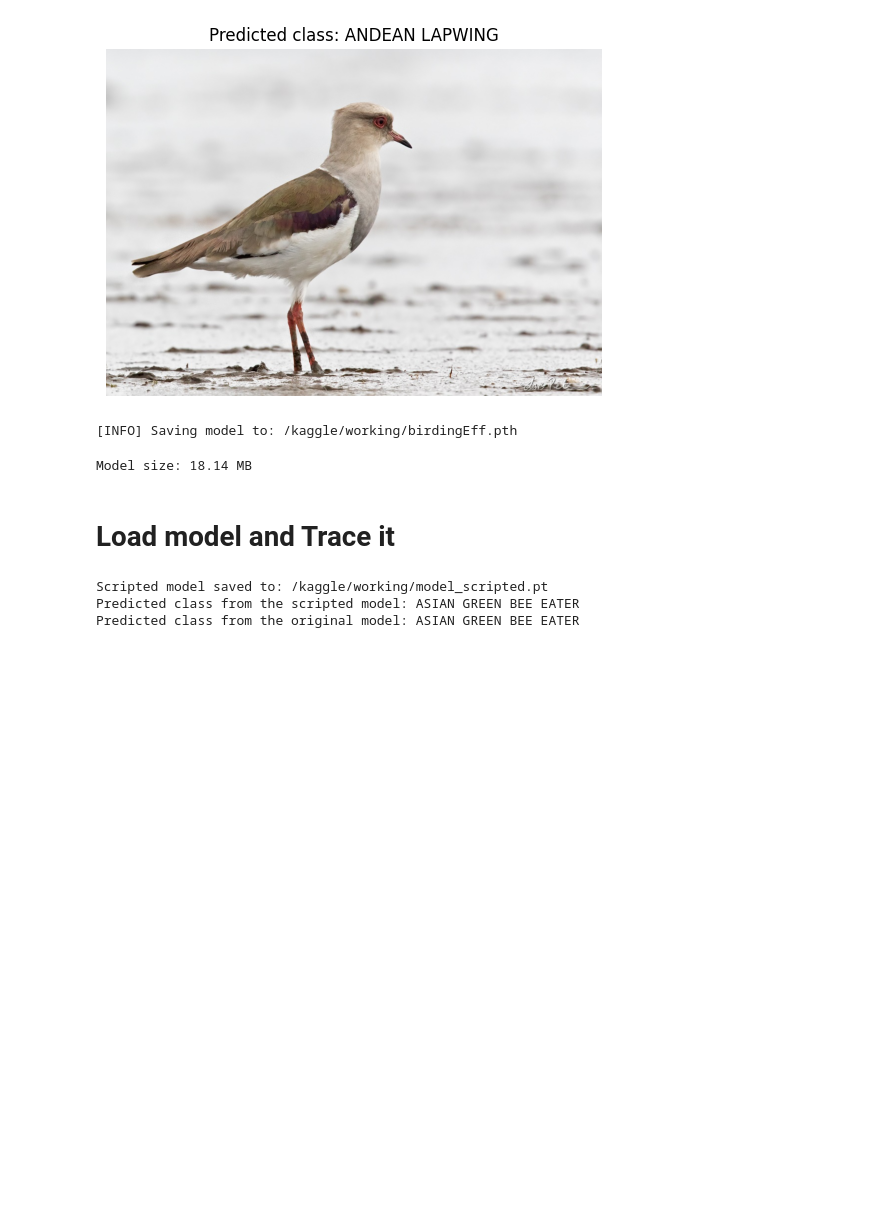
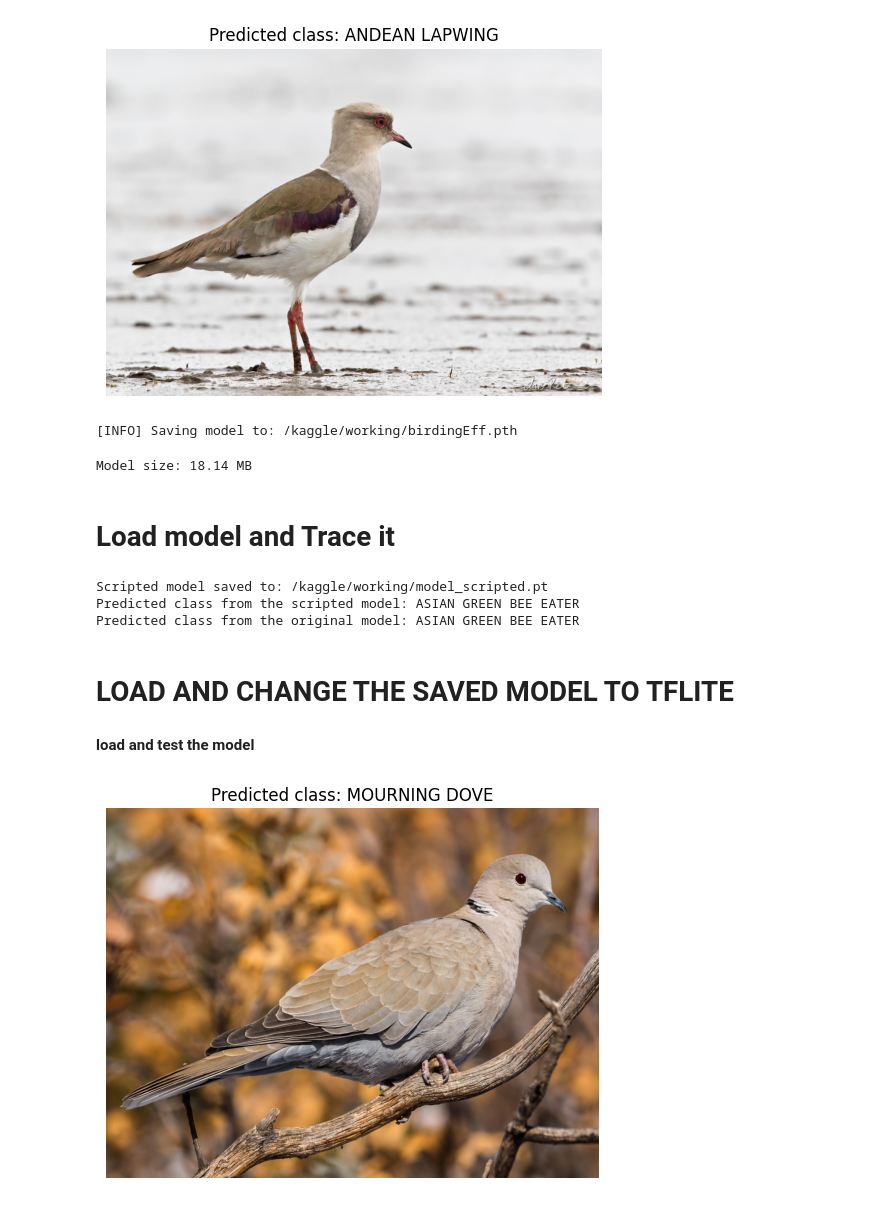
Before and after one commit to natisitotaw/Birding, a Jupyter notebook: Birding_EffNet.ipynb, the cells around one changed output. Cells and saved outputs as stored; diff of their text form; code cells hidden in the pictures; blank space fills up the shorter version.

Commit message:
Kaggle Notebook | Birding_EffNet_B0 | Version 1

```diff
--- a/Birding_EffNet.ipynb
+++ b/Birding_EffNet.ipynb
@@ -356,3 +378,5 @@ print("Predicted class from the original model:", predicted_class)
 Scripted model saved to: /kaggle/working/model_scripted.pt
 Predicted class from the scripted model: ASIAN GREEN BEE EATER
 Predicted class from the original model: ASIAN GREEN BEE EATER
+# %% [markdown]
+# LOAD AND CHANGE THE SAVED MODEL TO TFLITE
@@ -358,0 +387,60 @@ Predicted class from the original model: ASIAN GREEN BEE EATER
+# %% [markdown]
+**load and test the model**
+# %%
+import requests
+from PIL import Image
+from io import BytesIO
+import matplotlib.pyplot as plt
+
+# Function to load image from URL or local file path
+def load_image(image_path):
+    if image_path.startswith('http'):
+        response = requests.get(image_path)
+        image = Image.open(BytesIO(response.content))
+    else:
+        image = Image.open(image_path)
+    return image
+
+# URL or local file path of the image you want to test
+image_path = "https://th.bing.com/th/id/R.59084385b2f7b033e538d855e37c0b62?rik=NoSpcxcxkZivuQ&pid=ImgRaw&r=0"  # Update with your image URL or file path
+
+# Load the image
+image = load_image(image_path)
+
+# Define transformations
+transform = transforms.Compose([
+    transforms.Resize((224, 224)),
+    transforms.ToTensor(),
+])
+
+# Preprocess the image
+preprocessed_image = transform(image).unsqueeze(0)  # Add batch dimension
+
+# Load the TorchScript model
+model = torch.jit.load('/kaggle/input/birding/pytorch/effnet/1/model_scripted.pt')
+
+# Move preprocessed image to the appropriate device
+device = torch.device("cuda" if torch.cuda.is_available() else "cpu")
+preprocessed_image = preprocessed_image.to(device)
+
+# Pass the preprocessed image through the model
+with torch.no_grad():
+    model.eval()  # Set model to evaluation mode
+    outputs = model(preprocessed_image)
+
+# Convert the output tensor to probabilities
+probabilities = torch.softmax(outputs, dim=1)
+
+# Get the predicted class index
+predicted_class_index = torch.argmax(probabilities, dim=1).item()
+
+# Get the predicted class name
+predicted_class_name = class_names[predicted_class_index]
+
+# Display the image and predicted class
+plt.imshow(image)
+plt.axis('off')
+plt.title(f'Predicted class: {predicted_class_name}')
+plt.show()
+# %% [output]
+[figure, added]
```
Also changed, not shown: parts of 7 cells of this notebook.
